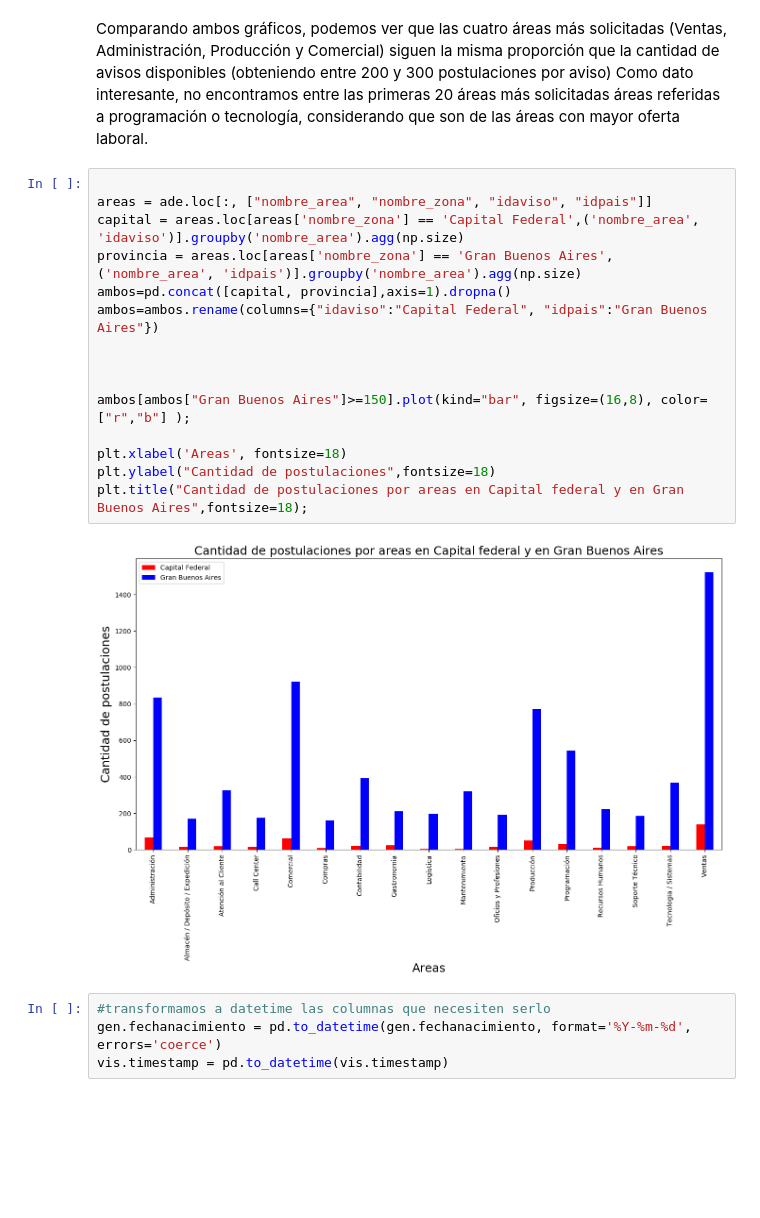
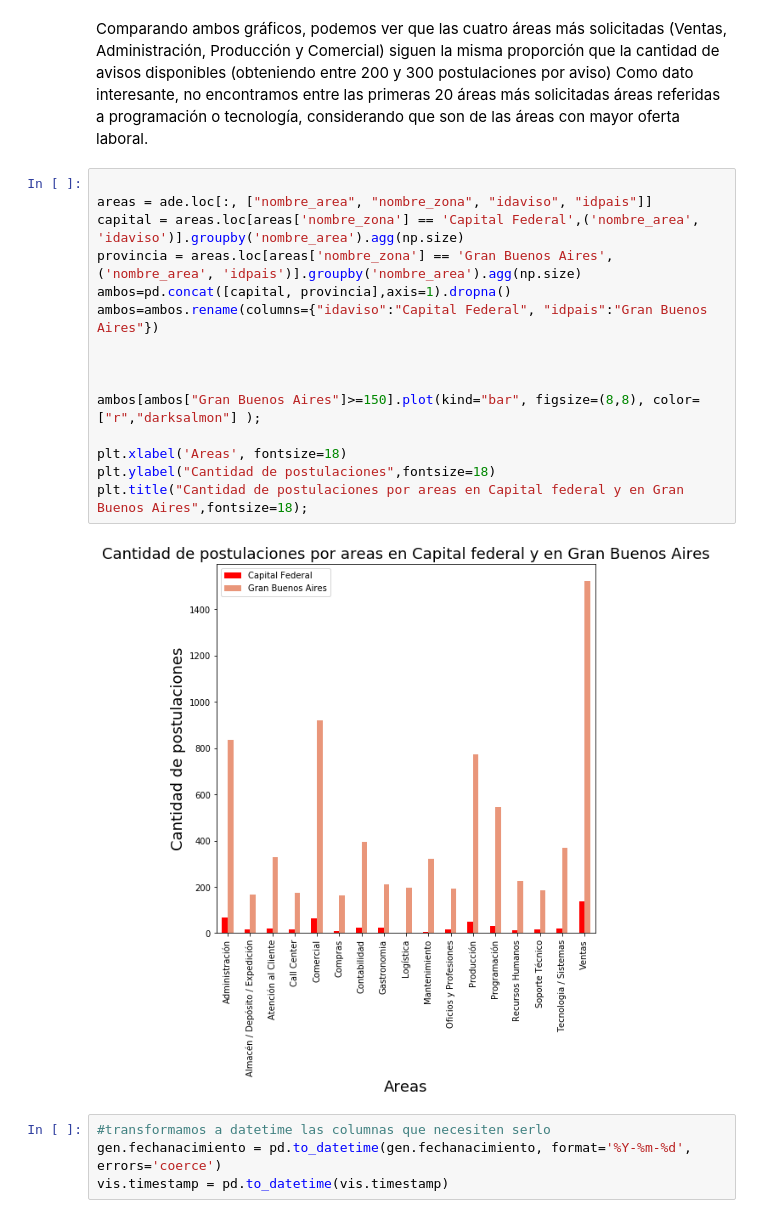
Before and after one commit to NayShine/7506-Grupo35, a Jupyter notebook: Tp1.ipynb, the cells around one changed output. Drawn from its saved outputs; the diff is of its cells as text; blank space fills up the shorter version.

```diff
--- a/Tp1.ipynb
+++ b/Tp1.ipynb
@@ -142,20 +140,20 @@ Como dato interesante, no encontramos entre las primeras 20 áreas más solicita
 # %%
 
 areas = ade.loc[:, ["nombre_area", "nombre_zona", "idaviso", "idpais"]]
 capital = areas.loc[areas['nombre_zona'] == 'Capital Federal',('nombre_area', 'idaviso')].groupby('nombre_area').agg(np.size)
 provincia = areas.loc[areas['nombre_zona'] == 'Gran Buenos Aires',('nombre_area', 'idpais')].groupby('nombre_area').agg(np.size)
 ambos=pd.concat([capital, provincia],axis=1).dropna()
 ambos=ambos.rename(columns={"idaviso":"Capital Federal", "idpais":"Gran Buenos Aires"})
 
 
 
-ambos[ambos["Gran Buenos Aires"]>=150].plot(kind="bar", figsize=(16,8), color=["r","b"] );
+ambos[ambos["Gran Buenos Aires"]>=150].plot(kind="bar", figsize=(8,8), color=["r","darksalmon"] );
 
 plt.xlabel('Areas', fontsize=18)
 plt.ylabel("Cantidad de postulaciones",fontsize=18)
 plt.title("Cantidad de postulaciones por areas en Capital federal y en Gran Buenos Aires",fontsize=18);
 # %% [output]
-[figure, old version]
+[figure, new version]
 # %%
 #transformamos a datetime las columnas que necesiten serlo
 gen.fechanacimiento = pd.to_datetime(gen.fechanacimiento, format='%Y-%m-%d', errors='coerce')
```
Also changed, not shown: parts of 26 cells of this notebook.
